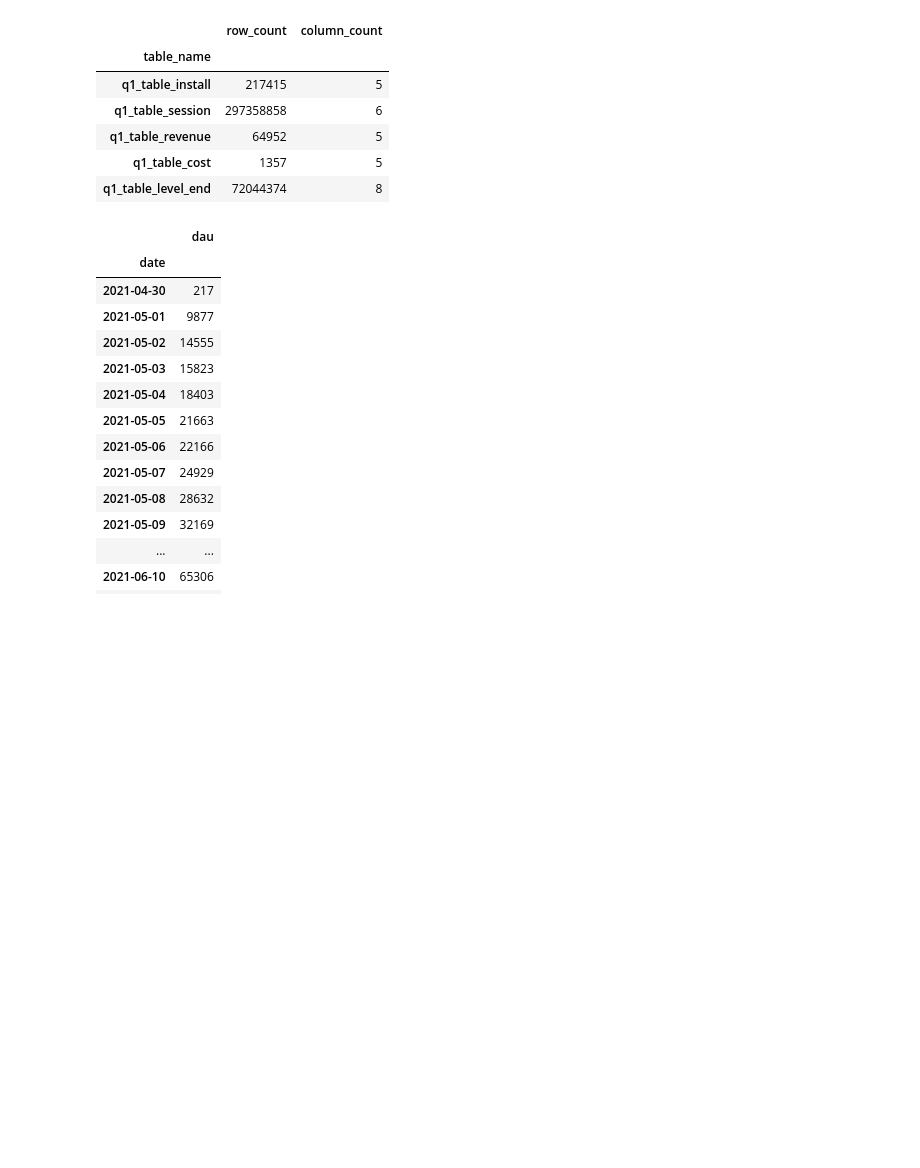
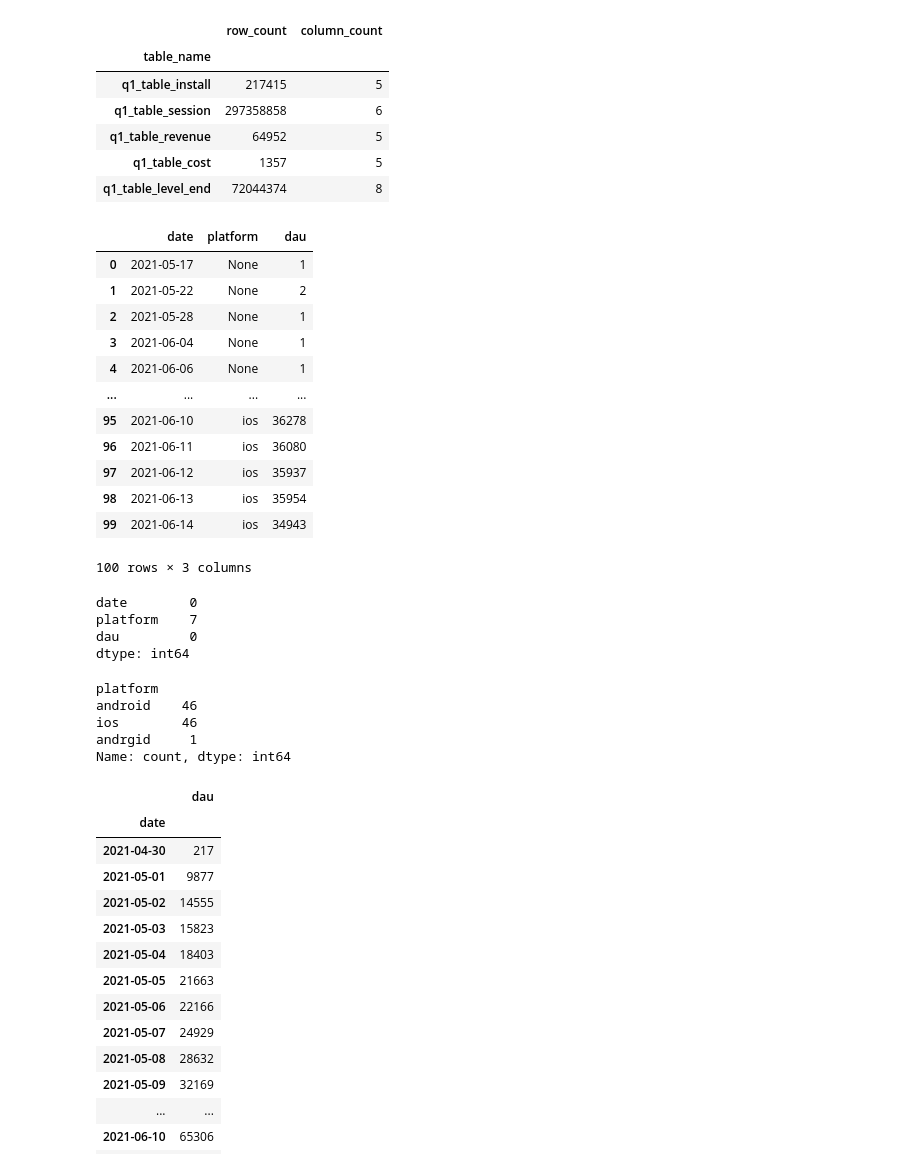
Before and after one commit to ybektas20/dream_case, a Jupyter notebook: eda.ipynb, the cells around one changed output. Drawn from its saved outputs; the diff is of its cells as text; code cells hidden in the pictures; blank space fills up the shorter version.

```diff
--- a/eda.ipynb
+++ b/eda.ipynb
@@ -37,6 +37,40 @@ shapes
 | q1_table_revenue | 64952 | 5 |
 | q1_table_cost | 1357 | 5 |
 | q1_table_level_end | 72044374 | 8 |
+# %%
+from q1 import *
+
+dau_by_platform = get_dau_by_platform()
+dau_by_platform
+# %% [output]
+|  | date | platform | dau |
+| 0 | 2021-05-17 | None | 1 |
+| 1 | 2021-05-22 | None | 2 |
+| 2 | 2021-05-28 | None | 1 |
+| 3 | 2021-06-04 | None | 1 |
+| 4 | 2021-06-06 | None | 1 |
+| ... | ... | ... | ... |
+| 95 | 2021-06-10 | ios | 36278 |
+| 96 | 2021-06-11 | ios | 36080 |
+| 97 | 2021-06-12 | ios | 35937 |
+| 98 | 2021-06-13 | ios | 35954 |
+| 99 | 2021-06-14 | ios | 34943 |
+100 rows × 3 columns
+# %%
+dau_by_platform.isna().sum()
+# %% [output]
+date        0
+platform    7
+dau         0
+dtype: int64
+# %%
+dau_by_platform.platform.value_counts()
+# %% [output]
+platform
+android    46
+ios        46
+andrgid     1
+Name: count, dtype: int64
 # %%
 dau_query = """
 -- Query 1: Daily Active Users (DAU)
```
Also changed, not shown: 2 other files.
